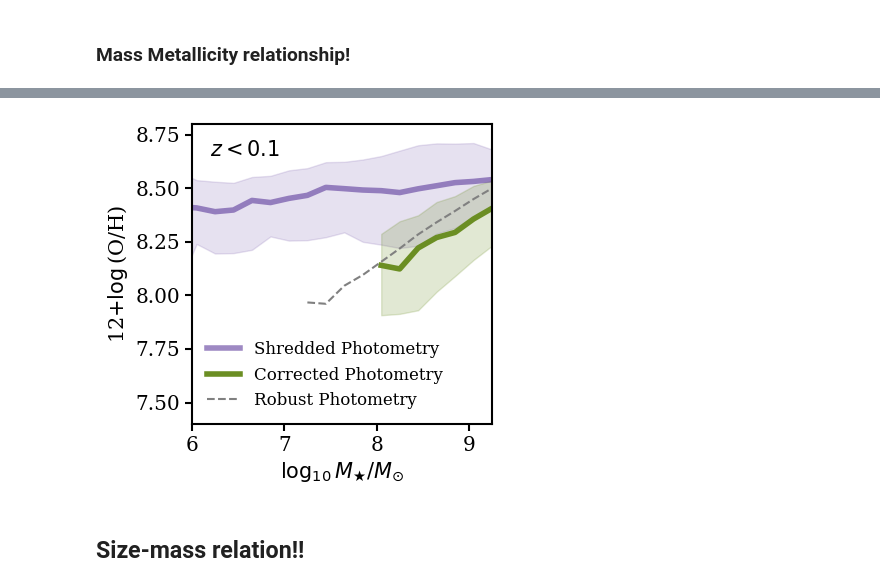
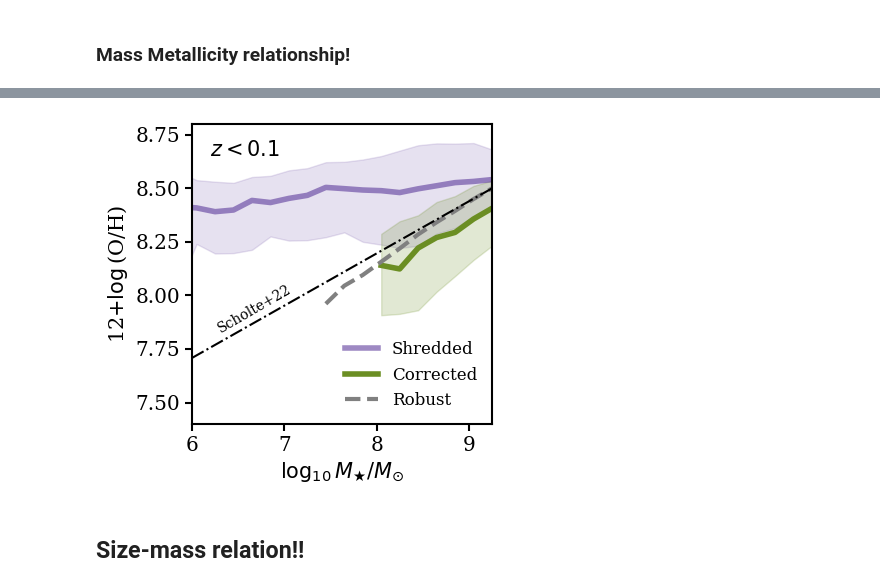
Before and after one commit to virajvman/desi_dwarfs, a Jupyter notebook: notebooks/shredding_paper/shredding_impact_sci.ipynb, the cells around one changed output, grey strips where cells are left out. Cells and saved outputs as stored; diff of their text form; code cells hidden in the pictures.

```diff
--- a/notebooks/shredding_paper/shredding_impact_sci.ipynb
+++ b/notebooks/shredding_paper/shredding_impact_sci.ipynb
@@ -181,12 +184,12 @@ def process_clean_cat():
     clean_cat["DEC_TARGET"] = clean_cat["DEC"].copy()
 
     #this is matching to v2.1
-    # if os.path.exists(fspec_save_path + f"/clean_cat_cat.fits"):
-    #     print("Reading existing fspec file")
-    #     clean_cat_fspec = Table.read(fspec_save_path + f"/clean_cat_cat.fits")
-    # else:
-    print("Making new fspec file")
-    clean_cat_fspec = get_fastspec_matched_catalog(clean_cat, f"clean_cat_cat.fits", match_method = "TARGETID")
+    if os.path.exists(fspec_save_path + f"/clean_cat_cat.fits"):
+        print("Reading existing fspec file")
+        clean_cat_fspec = Table.read(fspec_save_path + f"/clean_cat_cat.fits")
+    else:
+        print("Making new fspec file")
+        clean_cat_fspec = get_fastspec_matched_catalog(clean_cat, f"clean_cat_cat.fits", match_method = "TARGETID")
 
     ##get the nebular line fiagnostics
     oh_vals_s22, snr_mask = get_metallicity_S22(clean_cat_fspec)
@@ -315,10 +316,10 @@ oh_new_all = np.concatenate([oh_new_bgsb, oh_new_bgsf, oh_new_sga, oh_new_elg, o
 # %%
 from desi_lowz_funcs import get_contours
 # %%
-conts_shred = get_contours(mstar_shred_all, oh_shred_all, bins=np.arange(5.75,9.7,0.2),min_count=20,sigs=True)
-conts_new = get_contours(mstar_new_all, oh_new_all, bins=np.arange(5.75,9.7,0.2),min_count=20,sigs=True)
+conts_shred = get_contours(mstar_shred_all, oh_shred_all, bins=np.arange(5.75,9.7,0.2),min_count=30,sigs=True)
+conts_new = get_contours(mstar_new_all, oh_new_all, bins=np.arange(5.75,9.7,0.2),min_count=30,sigs=True)
 
-conts_clean_s22 = get_contours(clean_cat["LOG_MSTAR_M24"].data, clean_cat["O/H_S22"], bins=np.arange(5.75,9.7,0.2),min_count=20,sigs=True)
+conts_clean_s22 = get_contours(clean_cat["LOG_MSTAR_M24"].data, clean_cat["O/H_S22"], bins=np.arange(5.75,9.7,0.2),min_count=30,sigs=True)
 # conts_clean_p16 = get_contours(clean_cat["LOG_MSTAR_M24"].data, clean_cat["O/H_P16"], bins=np.arange(5.75,9.7,0.2),min_count=20,sigs=True)
 # %%
 # import cmasher as cmr
@@ -347,39 +346,37 @@ plt.show()
 # %%
 fig,ax = make_subplots(ncol = 1,nrow=1,return_fig=True)
 
 # ax[0].hist2d(mstar_shred_all, oh_shred_all,range= ((6,9),(7,9)), bins=25,cmap=cmr_i,alpha=0.75 )
 # ax[0].hist2d(mstar_new_all, oh_new_all,range= ((6,9),(7,9)), bins=25,cmap=cmr_i ,alpha=0.75 )
 
-ax[0].plot(conts_shred["bin_cents"], conts_shred["median"],color = "#5D3A9B",lw=4,label = "Shredded Photometry",alpha=0.6)
+ax[0].plot(conts_shred["bin_cents"], conts_shred["median"],color = "#5D3A9B",lw=4,label = "Shredded",alpha=0.6)
 ax[0].fill_between(x=conts_shred["bin_cents"], y1=conts_shred["sig1_high"], y2=conts_shred["sig1_low"], color = "#5D3A9B",alpha=0.15)
 
-ax[0].plot(conts_new["bin_cents"], conts_new["median"],color = "olivedrab",lw=4,label = "Corrected Photometry")
+ax[0].plot(conts_new["bin_cents"], conts_new["median"],color = "olivedrab",lw=4,label = "Corrected")
 ax[0].fill_between(x=conts_new["bin_cents"], y1=conts_new["sig1_high"], y2=conts_new["sig1_low"], color = "olivedrab",alpha=0.2)
 
-ax[0].plot(conts_clean_s22["bin_cents"], conts_clean_s22["median"],color = "grey",ls="--",label = "Robust Photometry")
+ax[0].plot(conts_clean_s22["bin_cents"], conts_clean_s22["median"],color = "grey",ls="--",lw=3,label = "Robust")
 
-# mstar_grid = np.logspace(5.75,9.25,100)
+mstar_grid = np.logspace(5.75,9.25,100)
+oh_scholte22 = scholte22_rel(mstar_grid)
+ax[0].plot(np.log10(mstar_grid)+0.25, oh_scholte22, color = "k",ls="-.",lw=1.5)
 
-# oh_scholte22 = scholte22_rel(mstar_grid)
-
-# ax[0].plot(np.log10(mstar_grid)+0.25, oh_scholte22, color = "grey",ls="--")
-
-# ax[0].text(8-1.85,8.3-0.575,"Scholte+22",rotation=22,fontsize = 10,color = "grey")
+ax[0].text(6.25,7.825,"Scholte+22",rotation=30,fontsize = 10,color = "k")
 
 for axi in ax:
     axi.set_xlim([6,9.25])
     axi.set_ylim([7.4,8.8])
     axi.set_ylabel(r"12+$\log$(O/H)",fontsize = 15)
     axi.set_xlabel(r"$\log_{10}M_{\bigstar}/M_{\odot}$",fontsize = 15)
-    axi.legend(frameon=False,fontsize = 12,loc="lower left")
+    axi.legend(frameon=False,fontsize = 12,loc="lower right")
 
 ax[0].text(6.2,8.65,r"$z < 0.1$",fontsize = 15,color="k")
 
 plt.savefig(f"{save_folder}/mass_metal_shred.pdf",bbox_inches="tight")
 
 plt.show()
 # %% [output]
-[figure, old version]
+[figure, new version]
 # %% [markdown]
 ## Size-mass relation!!
 # %%
```
Also changed, not shown: parts of 19 cells of this notebook, 34 other files.
